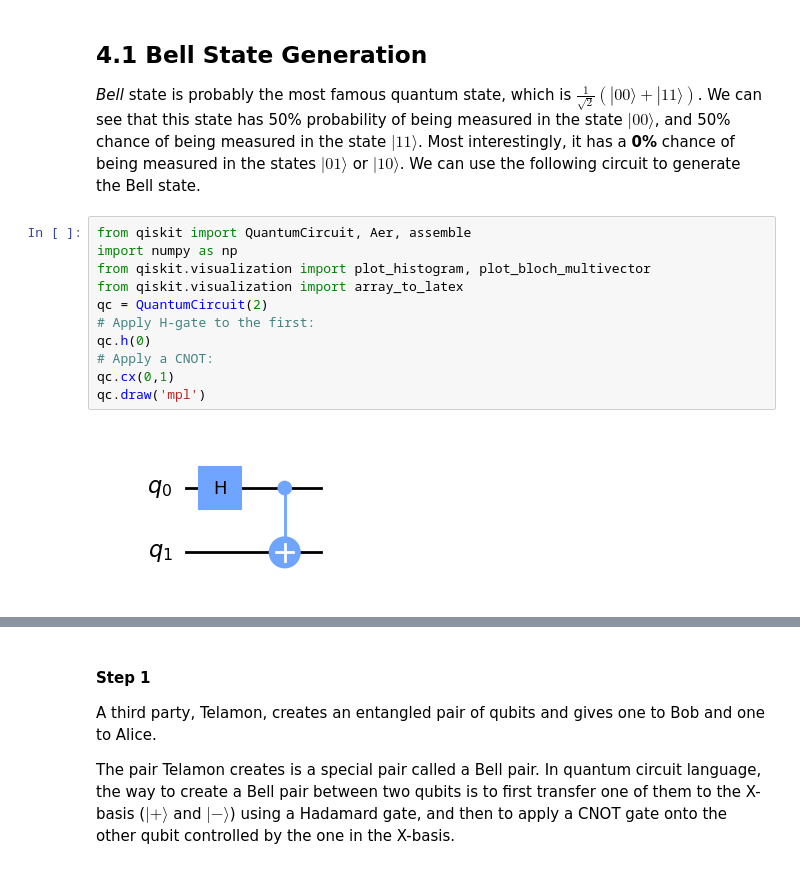
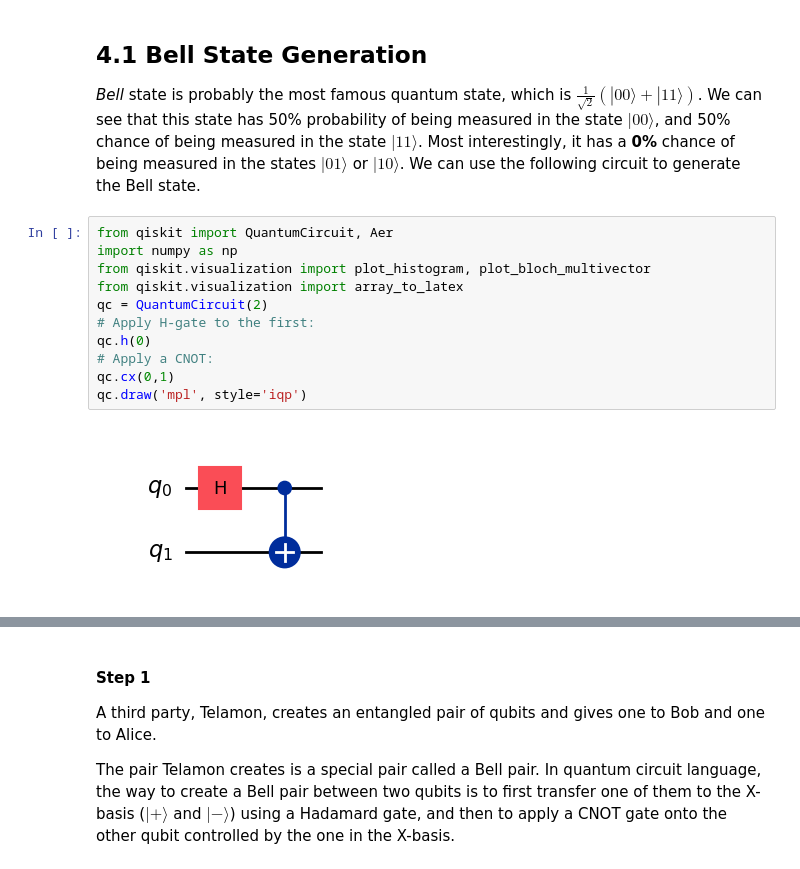
Before and after one commit to AlaricCheng/klass-workshop-hands-on, a Jupyter notebook: basics.ipynb, the cells around one changed output, grey strips where cells are left out. Cells and saved outputs as stored; diff of their text form.

```diff
--- a/basics.ipynb
+++ b/basics.ipynb
@@ -328,18 +374,18 @@ Quantum Circuits are composed of quantum gates to exert specific unitary operati
 ## 4.1 Bell State Generation
 _Bell_ state is probably the most famous quantum state, which is $\frac{1}{\sqrt{2}}(|00\rangle + |11\rangle)$. We can see that this state has 50% probability of being measured in the state $|00\rangle$, and 50% chance of being measured in the state $|11\rangle$. Most interestingly, it has a **0%** chance of being measured in the states $|01\rangle$ or $|10\rangle$. We can use the following circuit to generate the Bell state.
 # %%
-from qiskit import QuantumCircuit, Aer, assemble
+from qiskit import QuantumCircuit, Aer
 import numpy as np
 from qiskit.visualization import plot_histogram, plot_bloch_multivector
 from qiskit.visualization import array_to_latex
 qc = QuantumCircuit(2)
 # Apply H-gate to the first:
 qc.h(0)
 # Apply a CNOT:
 qc.cx(0,1)
-qc.draw('mpl')
+qc.draw('mpl', style='iqp')
 # %% [output]
-[figure, old version]
+[figure, new version]
 # %%
 # Let's see the result:
 svsim = Aer.get_backend('aer_simulator')
```
Also changed, not shown: parts of 45 cells of this notebook, 1 other file.
